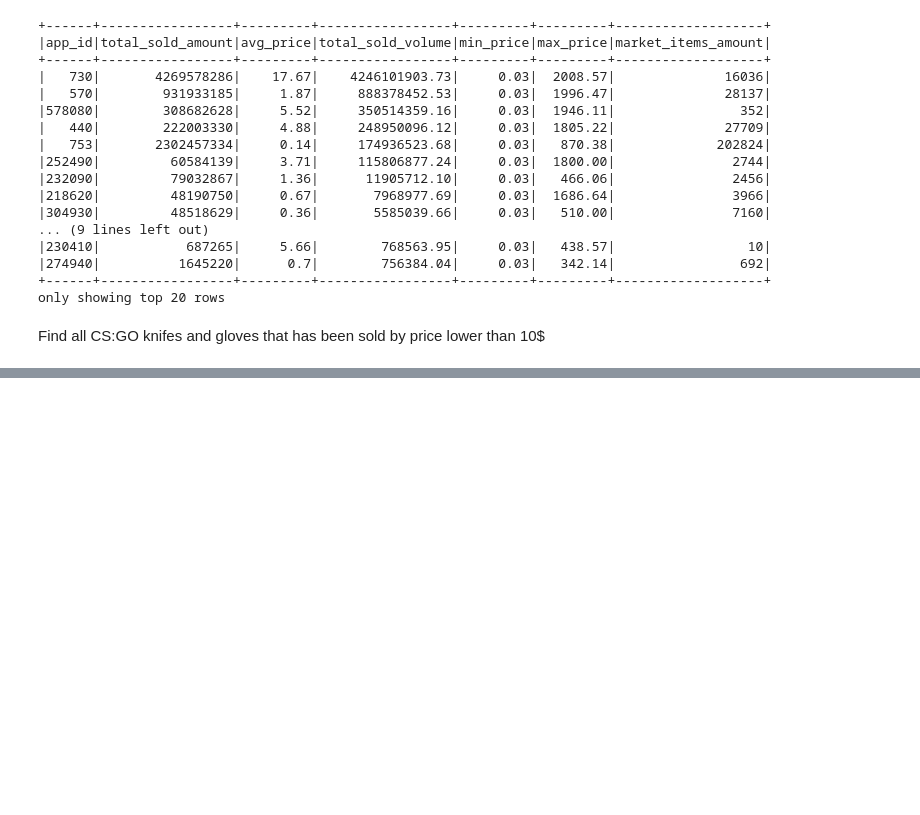
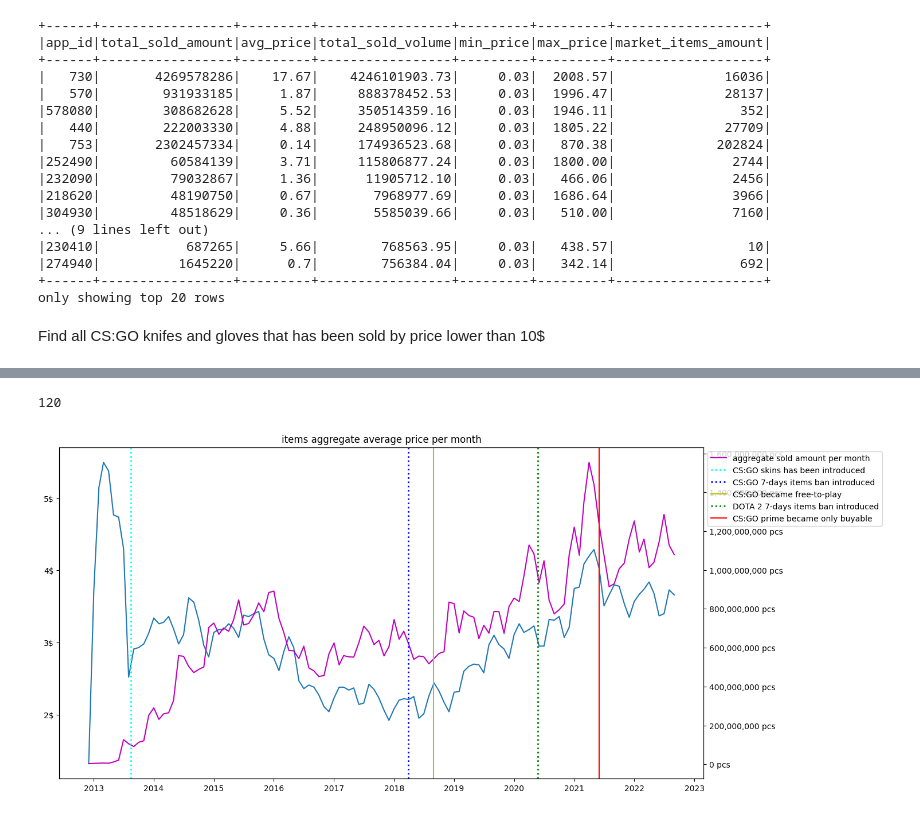
Before and after one commit to Soniclev/steam-trade-bot, a Jupyter notebook: notebooks/Analyze Steam market.ipynb, the cells around one changed output, grey strips where cells are left out. Drawn from its saved outputs; the diff is of its cells as text; code cells hidden in the pictures; blank space fills up the shorter version.

```diff
--- a/notebooks/Analyze Steam market.ipynb
+++ b/notebooks/Analyze Steam market.ipynb
@@ -469,0 +415,2 @@ cached_df.coalesce(1).rdd.getNumPartitions()
+# %%
+avg_df = df
@@ -469,0 +459,35 @@ cached_df.coalesce(1).rdd.getNumPartitions()
+# %%
+total_avg_df.count()
+# %% [output]
+120
+# %%
+plot_end = datetime(2022, 10, 1)
+
+trunc_total_avg_df = total_avg_df
+total_x = [val.est_timestamp for val in trunc_total_avg_df.filter(trunc_total_avg_df.est_timestamp < plot_end).select('est_timestamp').collect()]
+total_y = [val.sum for val in trunc_total_avg_df.filter(trunc_total_avg_df.est_timestamp < plot_end).select('sum').collect()]
+total_amount = [val.amount for val in trunc_total_avg_df.filter(trunc_total_avg_df.est_timestamp < plot_end).select('amount').collect()]
+
+fig, ax = plt.subplots()
+fig.set_size_inches(14.5, 7.5)
+ax.plot(total_x, total_y, label='aggregate average price')
+ax2 = ax.twinx()
+
+ax2.plot(total_x, total_amount, label='aggregate sold amount per month', color='m')
+ax2.get_yaxis().set_major_formatter(
+    matplotlib.ticker.FuncFormatter(lambda x, p: format(int(x), ',')+" pcs"))
+# ax.plot(total_x, total_amount, label='aggregate amount')
+
+plt.xlabel('timestamp')
+plt.title('items aggregate average price per month')
+ax.get_yaxis().set_major_formatter(
+    matplotlib.ticker.FuncFormatter(lambda x, p: format(int(x), ',')+"$"))
+plt.axvline(x=datetime(2013, 8, 14), color='aqua', ls=':', lw=2, label='CS:GO skins has been introduced')
+plt.axvline(x=datetime(2018, 3, 30), color='b', ls=':', lw=2, label='CS:GO 7-days items ban introduced')
+plt.axvline(x=datetime(2018, 8, 30), color='y', label='CS:GO became free-to-play')
+plt.axvline(x=datetime(2020, 5, 26), color='g', ls=':', lw=2, label='DOTA 2 7-days items ban introduced')
+plt.axvline(x=datetime(2021, 6, 3), color='r', label='CS:GO prime became only buyable')
+plt.legend(bbox_to_anchor=(1.0, 1), loc='upper left')
+plt.show()
+# %% [output]
+[figure, added]
```
Also changed, not shown: parts of 18 cells of this notebook, 4 other files.
